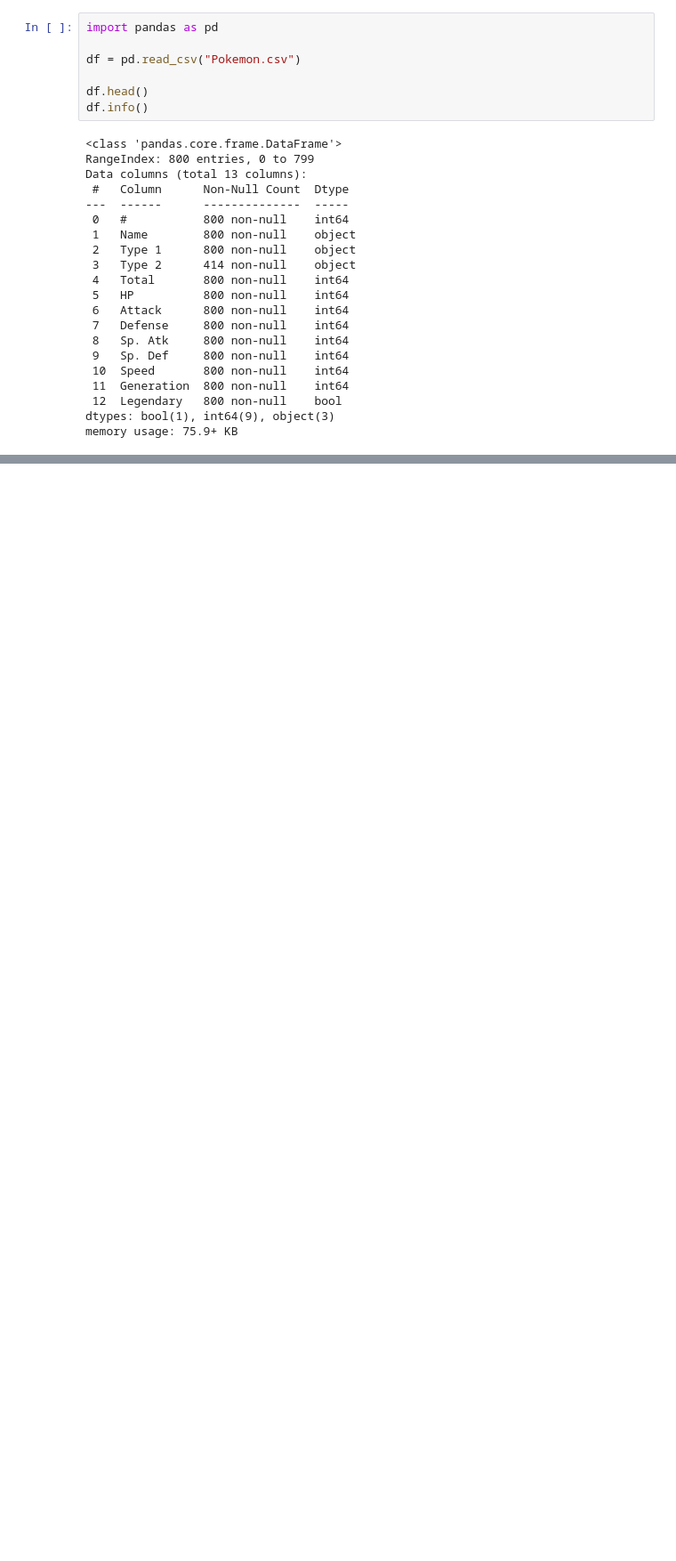
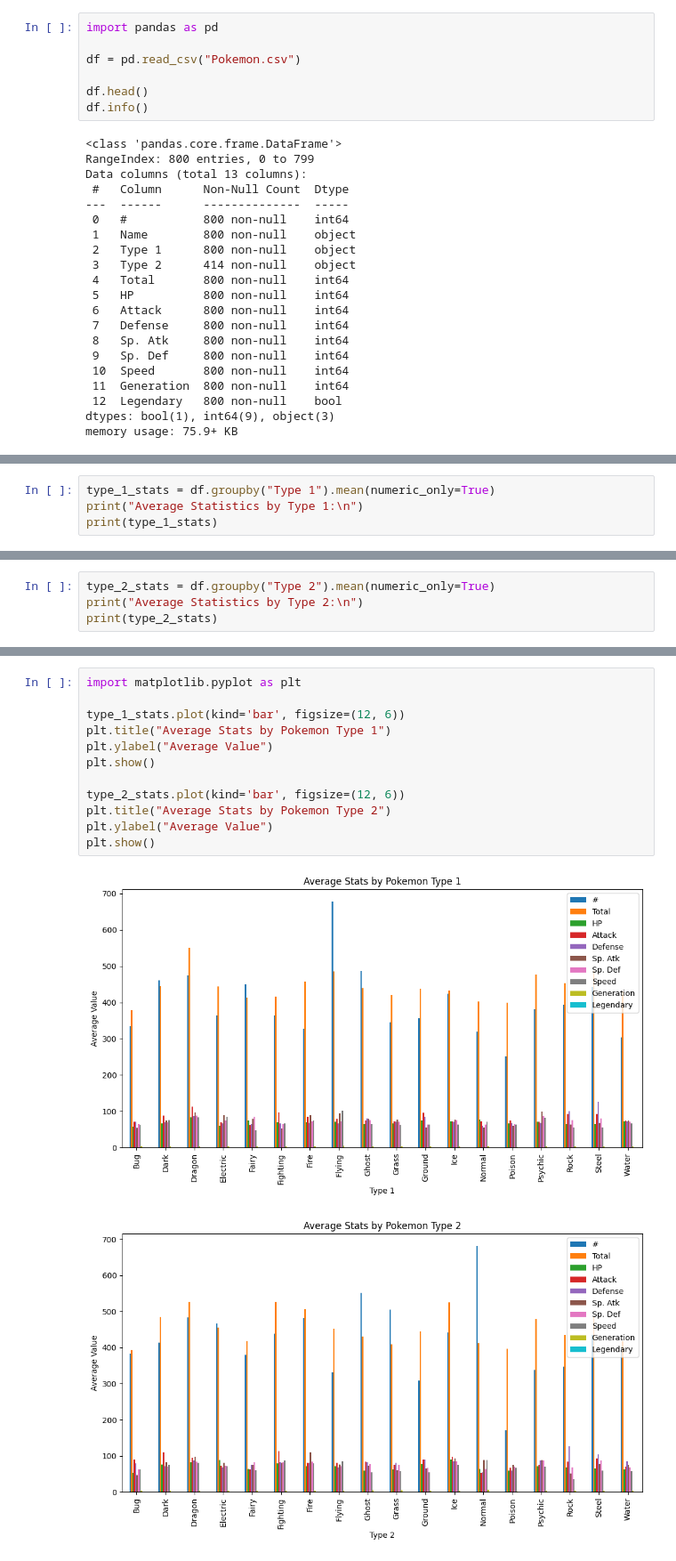
Before and after one commit to ved4a/CS-3510, a Jupyter notebook: a1/pokemon-analysis.ipynb, the cells around one changed output, grey strips where cells are left out. Shown: that part at 89% size. Cells and saved outputs as stored; diff of their text form; blank space fills up the shorter version.

Commit message:
feat: compare avg stats, plot for each type (1,2)

```diff
--- a/a1/pokemon-analysis.ipynb
+++ b/a1/pokemon-analysis.ipynb
@@ -40,3 +40,7 @@ Descriptive Statistics:
 | 50% | 364.500000 | 450.00000 | 65.000000 | 75.000000 | 70.000000 | 65.000000 | 70.000000 | 65.000000 | 3.00000 |
 | 75% | 539.250000 | 515.00000 | 80.000000 | 100.000000 | 90.000000 | 95.000000 | 90.000000 | 90.000000 | 5.00000 |
 | max | 721.000000 | 780.00000 | 255.000000 | 190.000000 | 230.000000 | 194.000000 | 230.000000 | 180.000000 | 6.00000 |
+# %%
+type_1_stats = df.groupby("Type 1").mean(numeric_only=True)
+print("Average Statistics by Type 1:\n")
+print(type_1_stats)
@@ -42,0 +65,4 @@ Descriptive Statistics:
+# %%
+type_2_stats = df.groupby("Type 2").mean(numeric_only=True)
+print("Average Statistics by Type 2:\n")
+print(type_2_stats)
@@ -42,0 +87,15 @@ Descriptive Statistics:
+# %%
+import matplotlib.pyplot as plt
+
+type_1_stats.plot(kind='bar', figsize=(12, 6))
+plt.title("Average Stats by Pokemon Type 1")
+plt.ylabel("Average Value")
+plt.show()
+
+type_2_stats.plot(kind='bar', figsize=(12, 6))
+plt.title("Average Stats by Pokemon Type 2")
+plt.ylabel("Average Value")
+plt.show()
+# %% [output]
+[figure, added]
+[figure, added]
```
Also changed, not shown: parts of 2 cells of this notebook.
